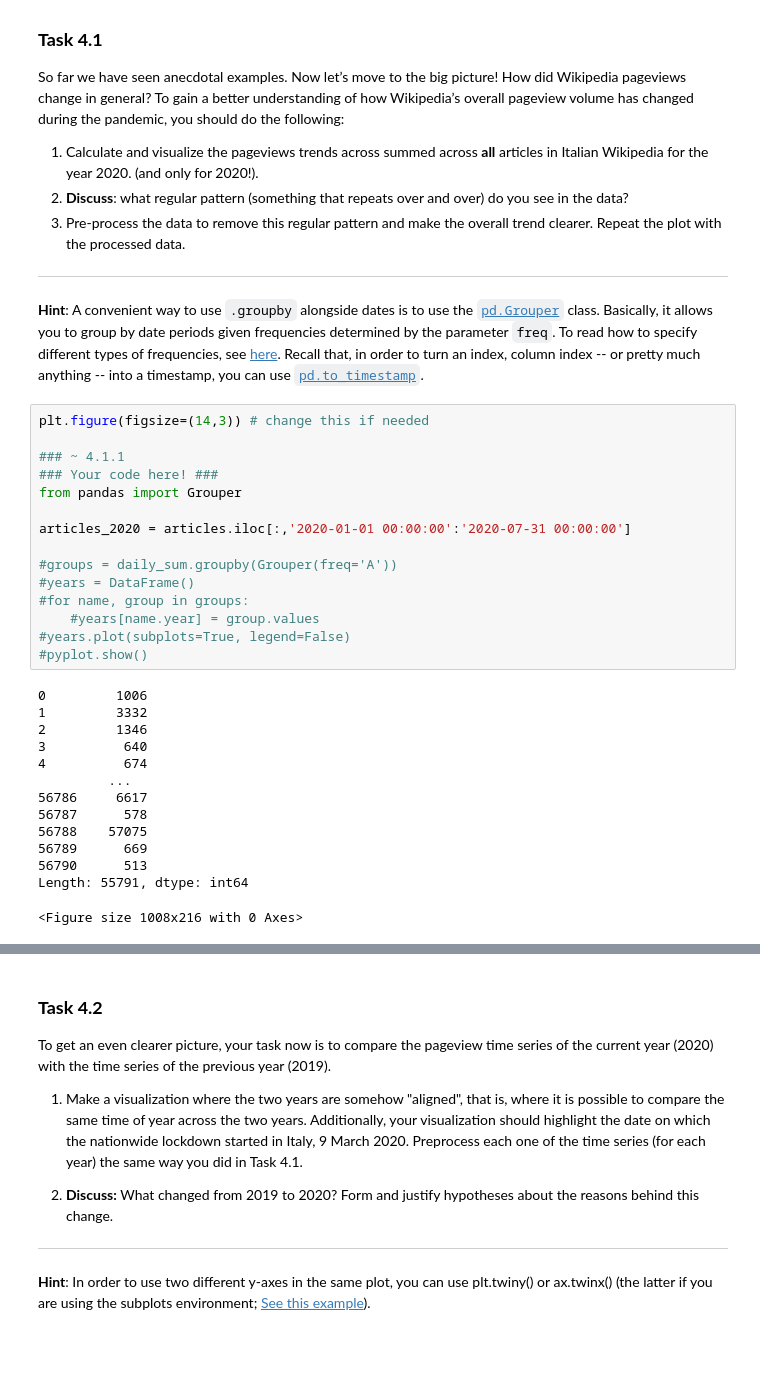
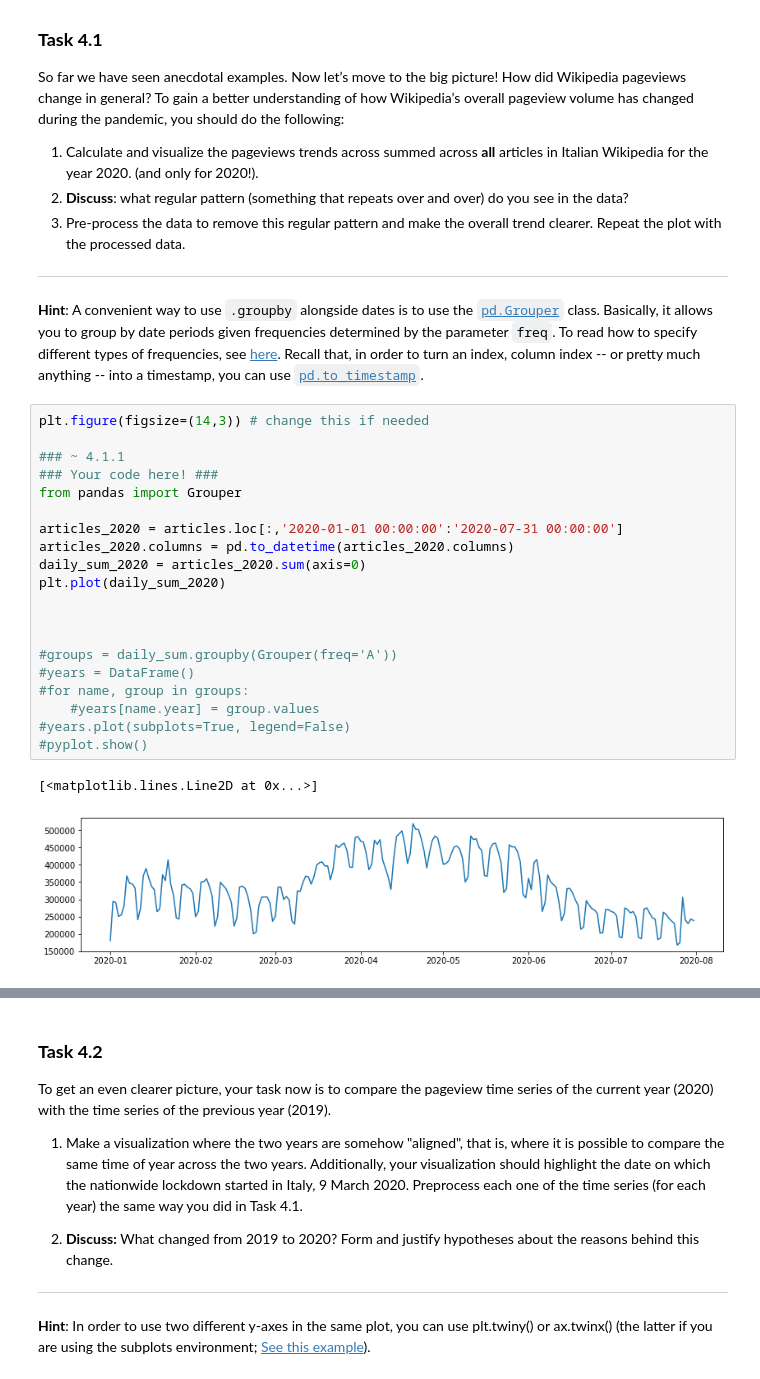
Before and after one commit to Rlee00/2020, a Jupyter notebook: Homework/01 - Pandas Data Wrangling and Data Viz/hw1.ipynb, the cells around one changed output, grey strips where cells are left out. Saved outputs shown, nothing was run; the diff lists cells and outputs as text; blank space fills up the shorter version.

```diff
--- a/Homework/01 - Pandas Data Wrangling and Data Viz/hw1.ipynb
+++ b/Homework/01 - Pandas Data Wrangling and Data Viz/hw1.ipynb
@@ -404,32 +425,26 @@ So far we have seen anecdotal examples. Now let’s move to the big picture! How
 # %%
 plt.figure(figsize=(14,3)) # change this if needed
 
 ### ~ 4.1.1
 ### Your code here! ###
 from pandas import Grouper
 
-articles_2020 = articles.iloc[:,'2020-01-01 00:00:00':'2020-07-31 00:00:00']
+articles_2020 = articles.loc[:,'2020-01-01 00:00:00':'2020-07-31 00:00:00']
+articles_2020.columns = pd.to_datetime(articles_2020.columns)
+daily_sum_2020 = articles_2020.sum(axis=0)
+plt.plot(daily_sum_2020)
+
+
 
 #groups = daily_sum.groupby(Grouper(freq='A'))
 #years = DataFrame()
 #for name, group in groups:
     #years[name.year] = group.values
 #years.plot(subplots=True, legend=False)
 #pyplot.show()
 # %% [output]
-0         1006
-1         3332
-2         1346
-3          640
-4          674
-         ...
-56786     6617
-56787      578
-56788    57075
-56789      669
-56790      513
-Length: 55791, dtype: int64
+[<matplotlib.lines.Line2D at 0x...>]
-<Figure size 1008x216 with 0 Axes>
+[figure, added]
 # %%
 ### ~ 4.1.2
 ### Your text here! ###
```
Also changed, not shown: parts of 19 cells of this notebook, 5 other files.
